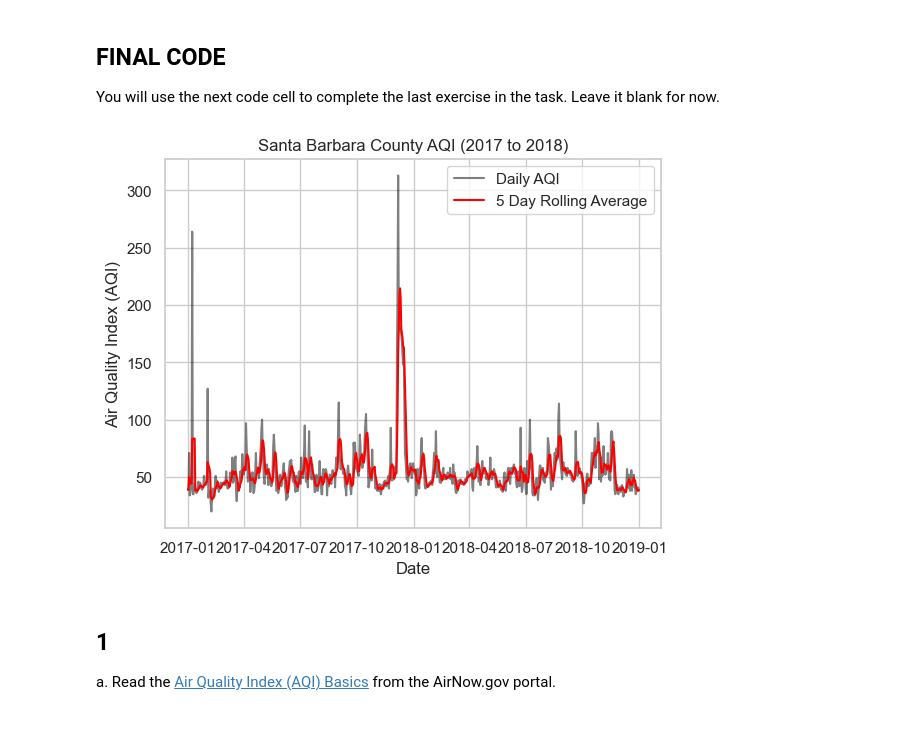
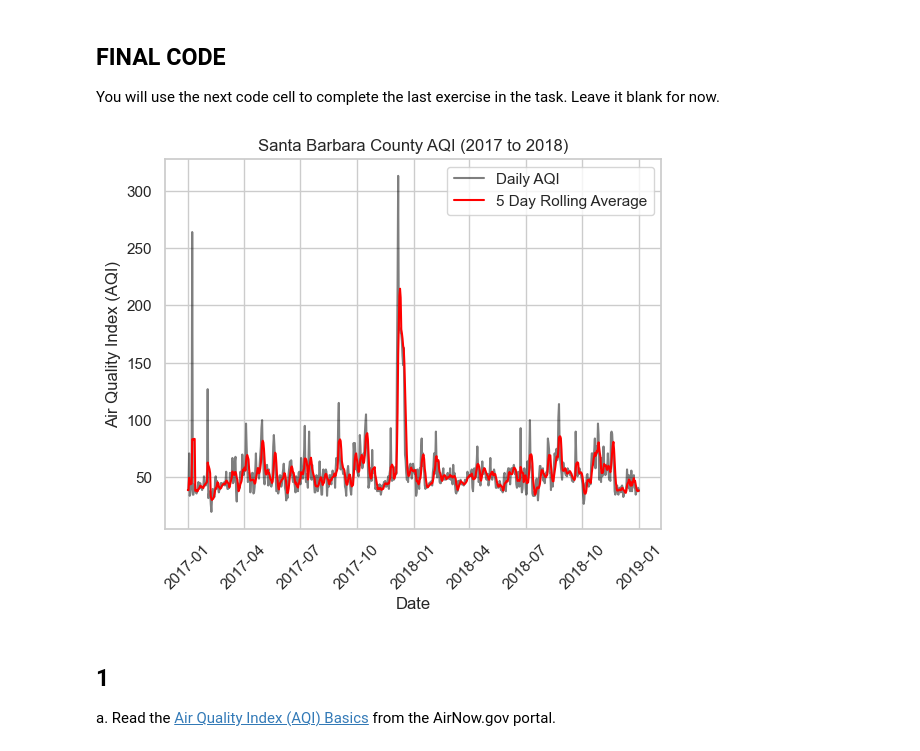
Before and after one commit to jwonyk/eds220-hwk2, a Jupyter notebook: task3/hwk2-task3-aqi-kim.ipynb, the cells around one changed output. Saved outputs shown, nothing was run; the diff lists cells and outputs as text; code cells hidden in the pictures.

Commit message:
Refine AQI graph for clarity and presentation

```diff
--- a/task3/hwk2-task3-aqi-kim.ipynb
+++ b/task3/hwk2-task3-aqi-kim.ipynb
@@ -41,10 +41,8 @@ import seaborn as sns
 # Set Seaborn theme for all plots
 sns.set_theme(style = "whitegrid")
 
-# Set pandas to display all rows, columns, and what is contained
-pd.set_option("display.max_rows", None)
+# Set pandas to display all columns
 pd.set_option("display.max_columns", None)
-pd.set_option("display.max_colwidth", None)
 
 # Assign the url to use for downloading data
 url_17 = "https://aqs.epa.gov/aqsweb/airdata/daily_aqi_by_county_2017.zip"
@@ -81,34 +79,35 @@ aqi_sb = aqi_sb.set_index('date')
 
 # Calculate AQI rolling average over 5 days
 rolling_average = aqi_sb['aqi'].rolling('5D').mean()
 
 # Add new column that will store the rolling average
 aqi_sb['five_day_average'] = rolling_average
 
 # Plot daily AQI (black)
 sns.lineplot(
     data = aqi_sb,
     x = aqi_sb.index,
     y = 'aqi',
     label = 'Daily AQI',
     color = 'black',
     alpha = 0.5)
 
 # Plot 5-day rolling average on top (red)
 sns.lineplot(
     data = aqi_sb,
     x = aqi_sb.index,
     y = 'five_day_average',
     label = "5 Day Rolling Average",
     color = 'red')
 
 # Add details and information of the line graph
 plt.title('Santa Barbara County AQI (2017 to 2018)')
 plt.xlabel('Date')
 plt.ylabel('Air Quality Index (AQI)')
+plt.xticks(rotation = 45)
 plt.show()
 # %% [output]
-[figure, old version]
+[figure, new version]
 # %% [markdown]
 ## 1
 
```
Also changed, not shown: parts of 10 cells of this notebook.
